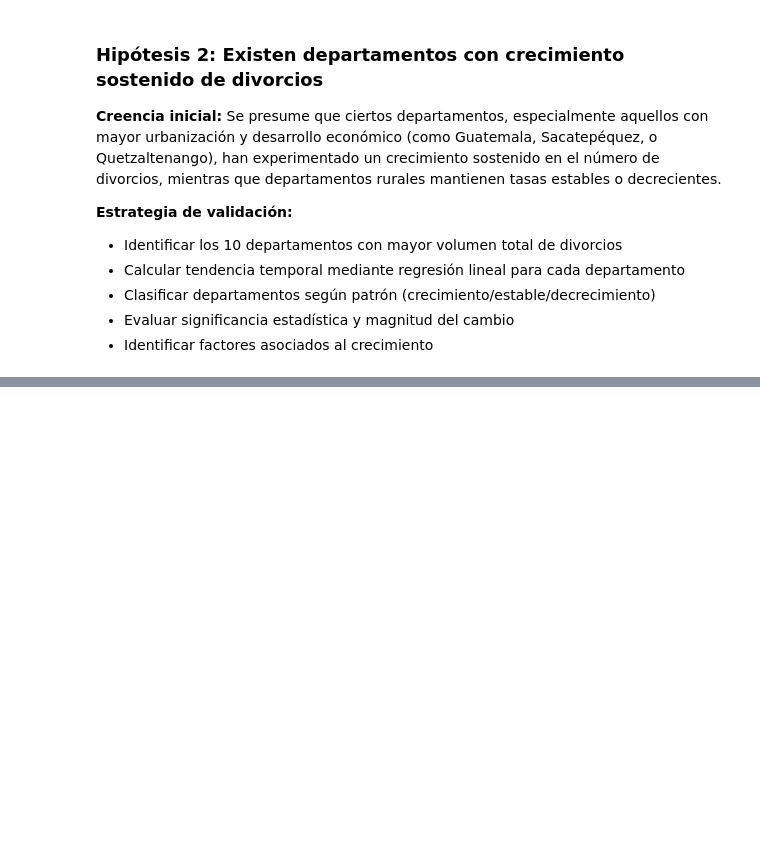
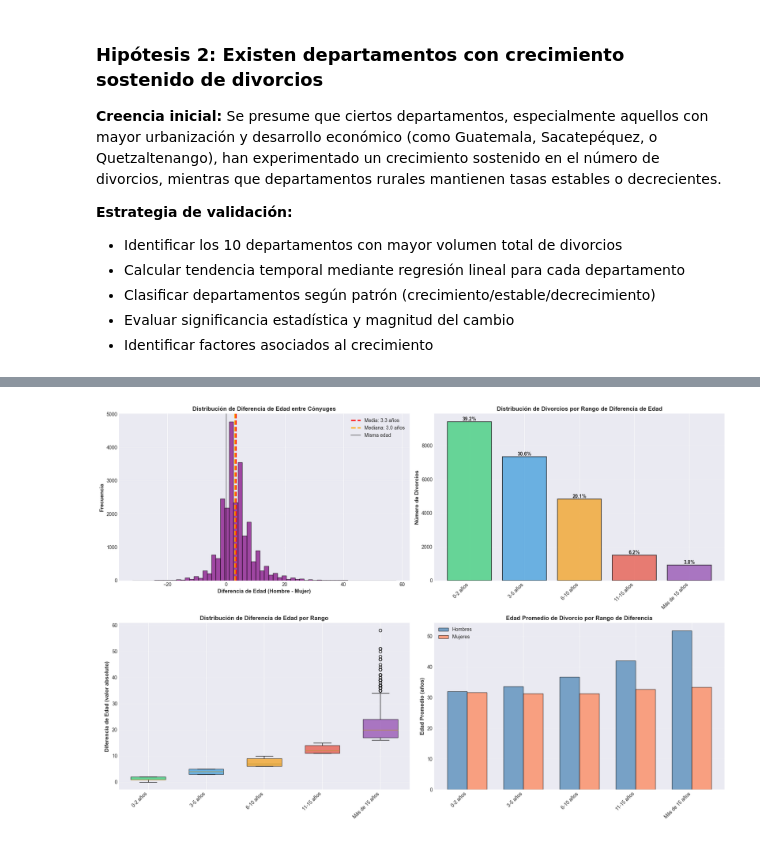
Before and after one commit to Tunchxz/CC3074-Proyecto-1, a Jupyter notebook: proyecto-1.ipynb, the cells around one changed output, grey strips where cells are left out. Cells and saved outputs as stored; diff of their text form; code cells hidden in the pictures; blank space fills up the shorter version.

```diff
--- a/proyecto-1.ipynb
+++ b/proyecto-1.ipynb
@@ -3843,0 +4225,91 @@ print("="*90)
+# %%
+# Visualización: Análisis de diferencia de edad
+
+fig, axes = plt.subplots(2, 2, figsize=(18, 12))
+
+# Gráfico 1: Distribución de diferencias (histograma)
+ax1 = axes[0, 0]
+
+ax1.hist(df_h3['diferencia_edad'], bins=60, color='purple', alpha=0.7, edgecolor='black')
+ax1.axvline(df_h3['diferencia_edad'].mean(), color='red', linestyle='--',
+            linewidth=2.5, label=f"Media: {df_h3['diferencia_edad'].mean():.1f} años")
+ax1.axvline(df_h3['diferencia_edad'].median(), color='orange', linestyle='--',
+            linewidth=2.5, label=f"Mediana: {df_h3['diferencia_edad'].median():.1f} años")
+ax1.axvline(0, color='black', linestyle='-', linewidth=1.5, alpha=0.5, label='Misma edad')
+
+ax1.set_xlabel('Diferencia de Edad (Hombre - Mujer)', fontweight='bold', fontsize=11)
+ax1.set_ylabel('Frecuencia', fontweight='bold', fontsize=11)
+ax1.set_title('Distribución de Diferencia de Edad entre Cónyuges',
+              fontweight='bold', fontsize=12)
+ax1.legend(fontsize=10)
+ax1.grid(True, alpha=0.3, axis='y')
+
+# Gráfico 2: Barras por rango
+ax2 = axes[0, 1]
+
+counts = [distribucion[rango] for rango in orden_rangos]
+colors_rangos = ['#2ecc71', '#3498db', '#f39c12', '#e74c3c', '#8e44ad']
+
+bars = ax2.bar(range(len(orden_rangos)), counts, color=colors_rangos,
+               alpha=0.7, edgecolor='black', linewidth=1.5)
+
+# Agregar etiquetas de porcentaje
+for i, (bar, count) in enumerate(zip(bars, counts)):
+    height = bar.get_height()
+    pct = (count / len(df_h3)) * 100
+    ax2.text(bar.get_x() + bar.get_width()/2., height,
+            f'{pct:.1f}%', ha='center', va='bottom', fontweight='bold', fontsize=10)
+
+ax2.set_xticks(range(len(orden_rangos)))
+ax2.set_xticklabels(orden_rangos, rotation=45, ha='right')
+ax2.set_ylabel('Número de Divorcios', fontweight='bold', fontsize=11)
+ax2.set_title('Distribución de Divorcios por Rango de Diferencia de Edad',
+              fontweight='bold', fontsize=12)
+ax2.grid(True, alpha=0.3, axis='y')
+
+# Gráfico 3: Box plot por rango
+ax3 = axes[1, 0]
+
+data_boxplot = [df_h3[df_h3['rango_diferencia'] == rango]['diferencia_abs'].values
+                for rango in orden_rangos]
+
+bp = ax3.boxplot(data_boxplot, labels=orden_rangos, patch_artist=True, widths=0.6)
+
+for patch, color in zip(bp['boxes'], colors_rangos):
+    patch.set_facecolor(color)
+    patch.set_alpha(0.7)
+
+ax3.set_xticklabels(orden_rangos, rotation=45, ha='right')
+ax3.set_ylabel('Diferencia de Edad (valor absoluto)', fontweight='bold', fontsize=11)
+ax3.set_title('Distribución de Diferencia de Edad por Rango',
+              fontweight='bold', fontsize=12)
+ax3.grid(True, alpha=0.3, axis='y')
+
+# Gráfico 4: Edad promedio por rango
+ax4 = axes[1, 1]
+
+edades_h_por_rango = [df_h3[df_h3['rango_diferencia'] == rango]['edadHombre'].mean()
+                      for rango in orden_rangos]
+edades_m_por_rango = [df_h3[df_h3['rango_diferencia'] == rango]['edadMujer'].mean()
+                      for rango in orden_rangos]
+
+x_pos = np.arange(len(orden_rangos))
+width = 0.35
+
+bars1 = ax4.bar(x_pos - width/2, edades_h_por_rango, width,
+                label='Hombres', color='steelblue', alpha=0.7, edgecolor='black')
+bars2 = ax4.bar(x_pos + width/2, edades_m_por_rango, width,
+                label='Mujeres', color='coral', alpha=0.7, edgecolor='black')
+
+ax4.set_xticks(x_pos)
+ax4.set_xticklabels(orden_rangos, rotation=45, ha='right')
+ax4.set_ylabel('Edad Promedio (años)', fontweight='bold', fontsize=11)
+ax4.set_title('Edad Promedio de Divorcio por Rango de Diferencia',
+              fontweight='bold', fontsize=12)
+ax4.legend(fontsize=10)
+ax4.grid(True, alpha=0.3, axis='y')
+
+plt.tight_layout()
+plt.show()
+# %% [output]
+[figure, added]
```
Also changed, not shown: parts of 19 cells of this notebook.
